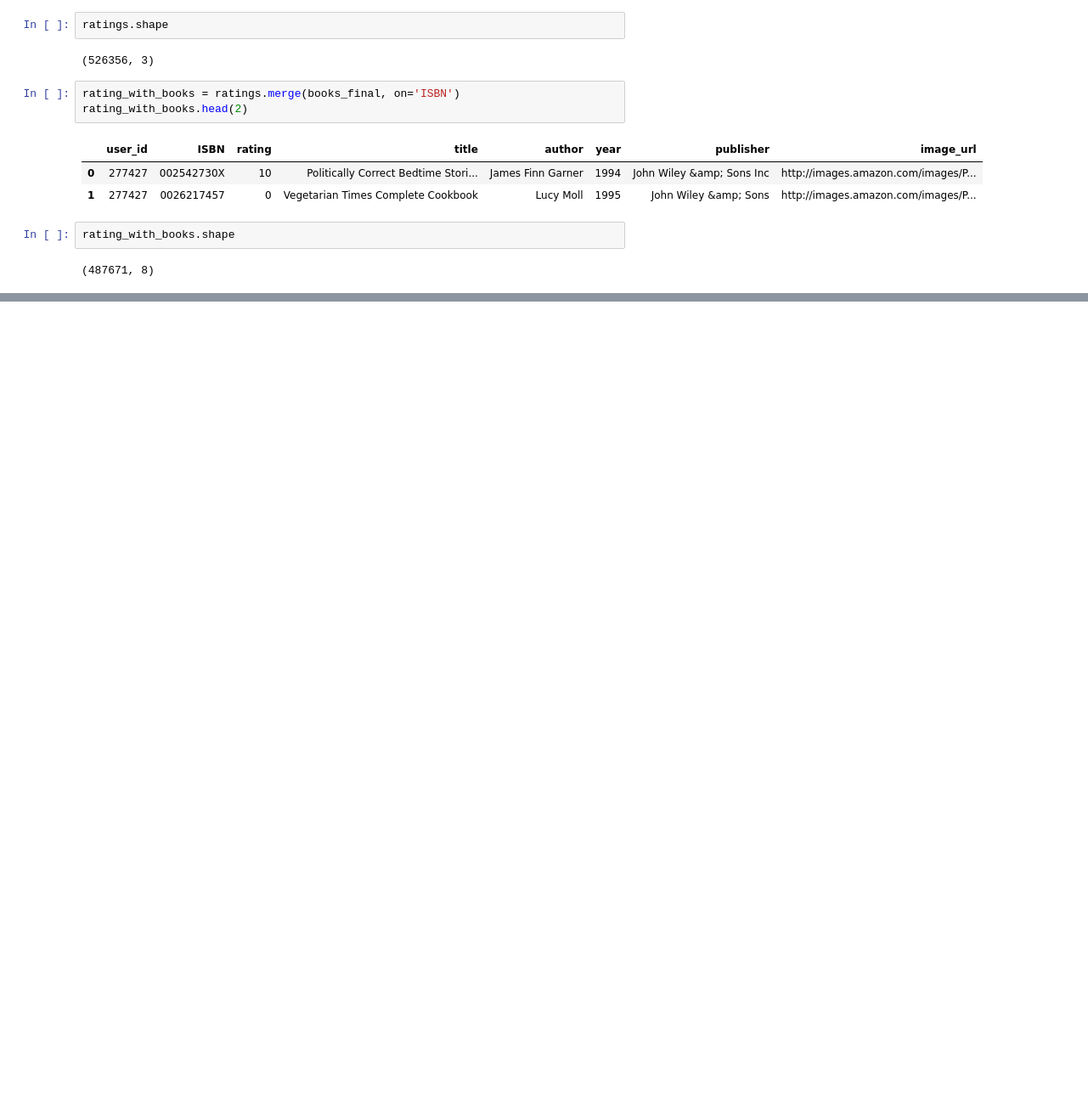
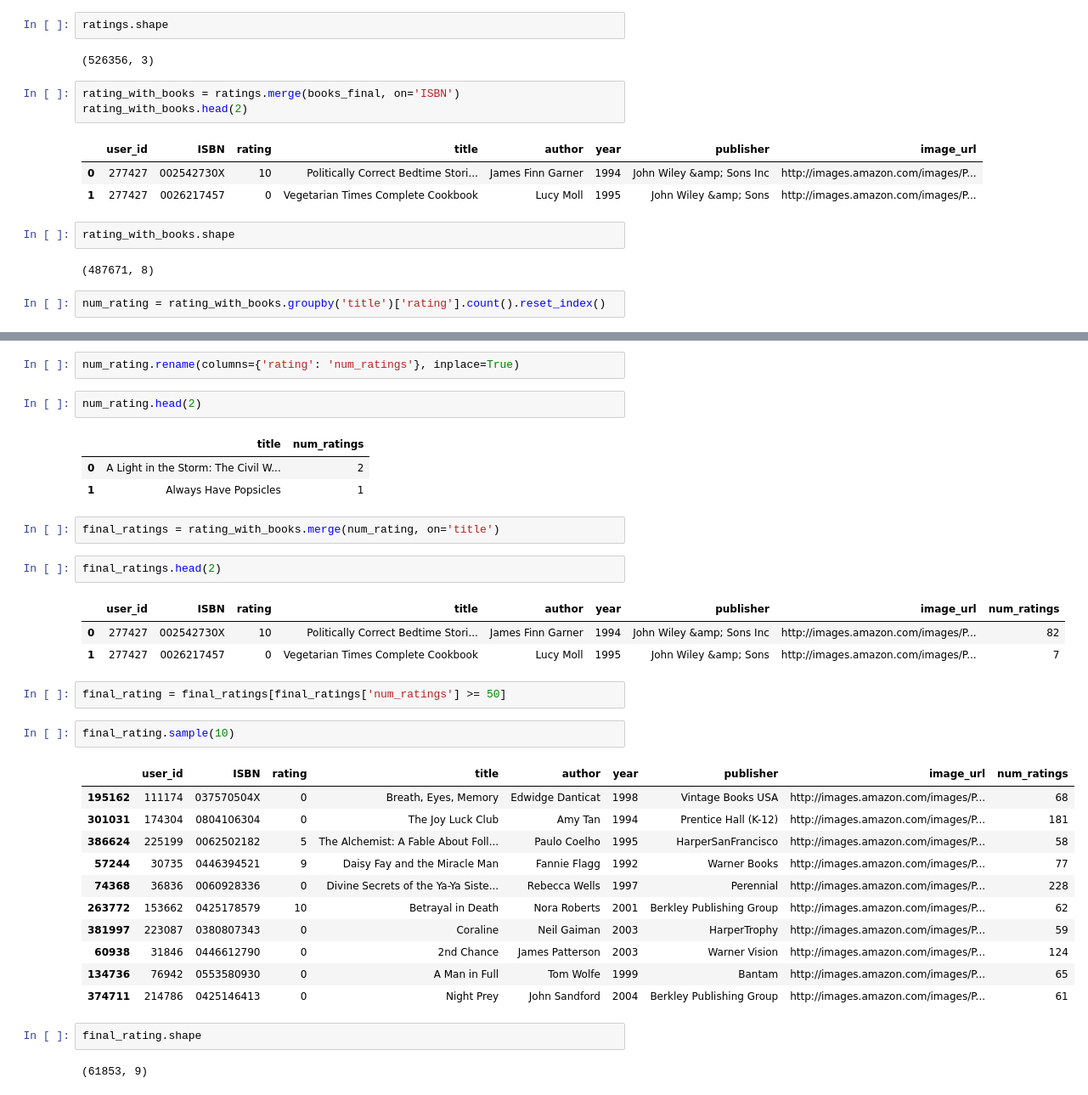
Before and after one commit to iAsadPanhwar/Book-Recommendation-System-Azure, a Jupyter notebook: Book-Recommender.ipynb, the cells around one changed output, grey strips where cells are left out. Shown at 85% size. Saved outputs shown, nothing was run; the diff lists cells and outputs as text; blank space fills up the shorter version.

```diff
--- a/Book-Recommender.ipynb
+++ b/Book-Recommender.ipynb
@@ -132,3 +132,5 @@ rating_with_books.head(2)
 rating_with_books.shape
 # %% [output]
 (487671, 8)
+# %%
+num_rating = rating_with_books.groupby('title')['rating'].count().reset_index()
@@ -134,0 +146,36 @@ rating_with_books.shape
+# %%
+num_rating.rename(columns={'rating': 'num_ratings'}, inplace=True)
+# %%
+num_rating.head(2)
+# %% [output]
+|  | title | num_ratings |
+| 0 | A Light in the Storm: The Civil W... | 2 |
+| 1 | Always Have Popsicles | 1 |
+# %%
+final_ratings = rating_with_books.merge(num_rating, on='title')
+# %%
+final_ratings.head(2)
+# %% [output]
+|  | user_id | ISBN | rating | title | author | year | publisher | image_url | num_ratings |
+| 0 | 277427 | 002542730X | 10 | Politically Correct Bedtime Stori... | James Finn Garner | 1994 | John Wiley &amp; Sons Inc | http://images.amazon.com/images/P... | 82 |
+| 1 | 277427 | 0026217457 | 0 | Vegetarian Times Complete Cookbook | Lucy Moll | 1995 | John Wiley &amp; Sons | http://images.amazon.com/images/P... | 7 |
+# %%
+final_rating = final_ratings[final_ratings['num_ratings'] >= 50]
+# %%
+final_rating.sample(10)
+# %% [output]
+|  | user_id | ISBN | rating | title | author | year | publisher | image_url | num_ratings |
+| 195162 | 111174 | 037570504X | 0 | Breath, Eyes, Memory | Edwidge Danticat | 1998 | Vintage Books USA | http://images.amazon.com/images/P... | 68 |
+| 301031 | 174304 | 0804106304 | 0 | The Joy Luck Club | Amy Tan | 1994 | Prentice Hall (K-12) | http://images.amazon.com/images/P... | 181 |
+| 386624 | 225199 | 0062502182 | 5 | The Alchemist: A Fable About Foll... | Paulo Coelho | 1995 | HarperSanFrancisco | http://images.amazon.com/images/P... | 58 |
+| 57244 | 30735 | 0446394521 | 9 | Daisy Fay and the Miracle Man | Fannie Flagg | 1992 | Warner Books | http://images.amazon.com/images/P... | 77 |
+| 74368 | 36836 | 0060928336 | 0 | Divine Secrets of the Ya-Ya Siste... | Rebecca Wells | 1997 | Perennial | http://images.amazon.com/images/P... | 228 |
+| 263772 | 153662 | 0425178579 | 10 | Betrayal in Death | Nora Roberts | 2001 | Berkley Publishing Group | http://images.amazon.com/images/P... | 62 |
+| 381997 | 223087 | 0380807343 | 0 | Coraline | Neil Gaiman | 2003 | HarperTrophy | http://images.amazon.com/images/P... | 59 |
+| 60938 | 31846 | 0446612790 | 0 | 2nd Chance | James Patterson | 2003 | Warner Vision | http://images.amazon.com/images/P... | 124 |
+| 134736 | 76942 | 0553580930 | 0 | A Man in Full | Tom Wolfe | 1999 | Bantam | http://images.amazon.com/images/P... | 65 |
+| 374711 | 214786 | 0425146413 | 0 | Night Prey | John Sandford | 2004 | Berkley Publishing Group | http://images.amazon.com/images/P... | 61 |
+# %%
+final_rating.shape
+# %% [output]
+(61853, 9)
```
Also changed, not shown: parts of 3 cells of this notebook.
